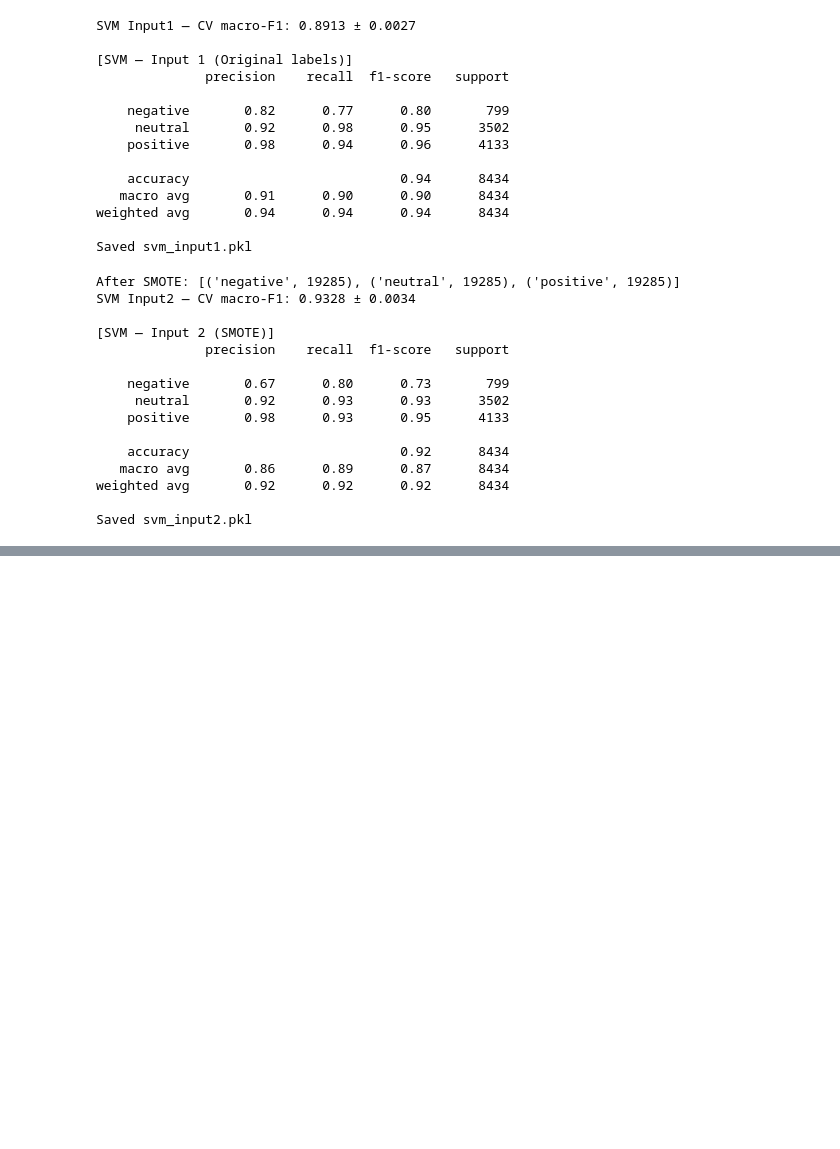
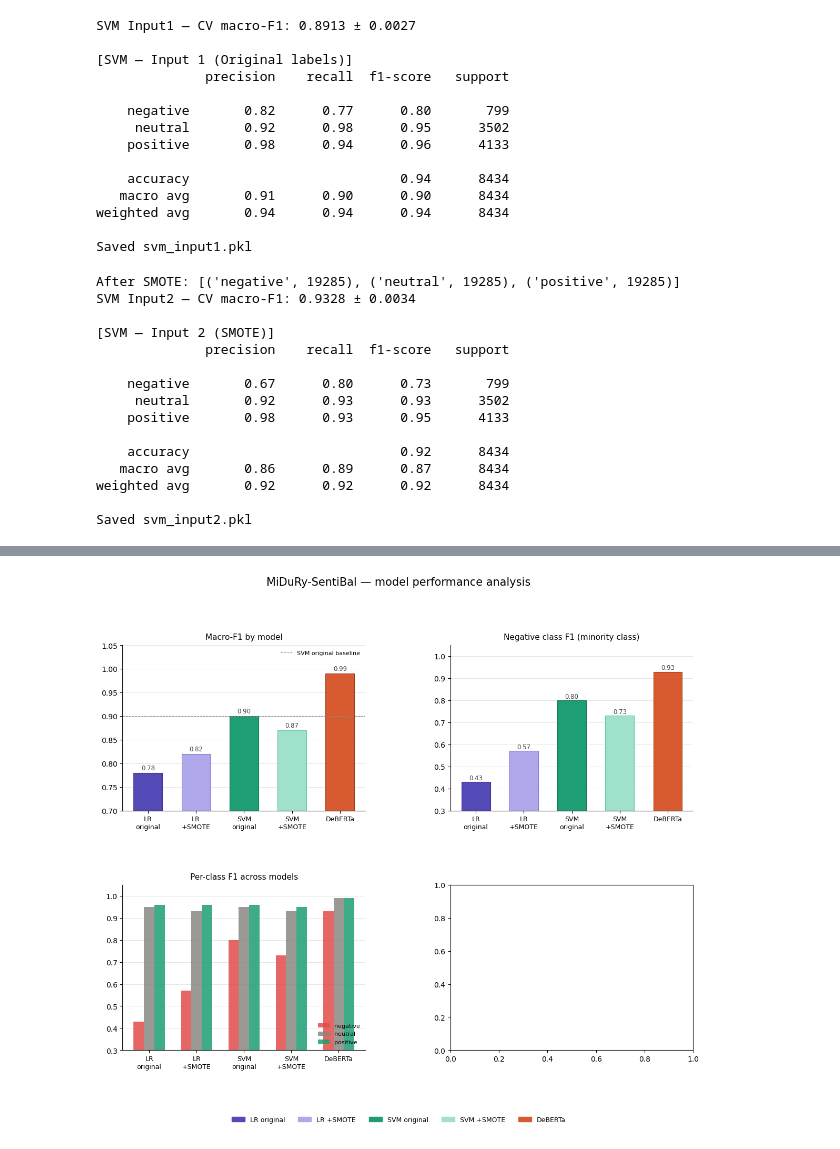
Before and after one commit to jonesrmj/MiDuRy-SentiBal, a Jupyter notebook: MiDuRy-SentiBal.ipynb, the cells around one changed output, grey strips where cells are left out. Saved outputs shown, nothing was run; the diff lists cells and outputs as text; code cells hidden in the pictures; blank space fills up the shorter version.

```diff
--- a/MiDuRy-SentiBal.ipynb
+++ b/MiDuRy-SentiBal.ipynb
@@ -356,0 +572,95 @@ Saved svm_input2.pkl
+# %%
+import matplotlib.pyplot as plt
+import matplotlib.patches as mpatches
+import numpy as np
+
+# ── Model results ─────────────────────────────────────────────────────────────
+models = ['LR\noriginal', 'LR\n+SMOTE', 'SVM\noriginal', 'SVM\n+SMOTE', 'DeBERTa']
+
+metrics = {
+    'accuracy':  [0.943, 0.930, 0.940, 0.920, 0.9897],
+    'macro_f1':  [0.78,  0.82,  0.90,  0.87,  0.99],
+    'neg_f1':    [0.43,  0.57,  0.80,  0.73,  0.93],
+    'neu_f1':    [0.95,  0.93,  0.95,  0.93,  0.99],
+    'pos_f1':    [0.96,  0.96,  0.96,  0.95,  0.99],
+}
+
+# color palette: purple family for LR, teal for SVM, coral for DeBERTa
+COLORS = ['#534AB7', '#AFA9EC', '#1D9E75', '#9FE1CB', '#D85A30']
+EDGE   = ['#3C3489', '#7F77DD', '#0F6E56', '#5DCAA5', '#993C1D']
+
+x = np.arange(len(models))
+BAR_W = 0.6
+
+fig, axes = plt.subplots(2, 2, figsize=(14, 10))
+fig.suptitle('MiDuRy-SentiBal — model performance analysis', fontsize=15, fontweight='normal', y=1.01)
+plt.subplots_adjust(hspace=0.45, wspace=0.35)
+
+# ── helper ────────────────────────────────────────────────────────────────────
+def bar_chart(ax, values, title, ymin, ymax, annotate=True):
+    bars = ax.bar(x, values, width=BAR_W, color=COLORS, edgecolor=EDGE, linewidth=0.8)
+    ax.set_xticks(x)
+    ax.set_xticklabels(models, fontsize=9)
+    ax.set_ylim(ymin, ymax)
+    ax.set_title(title, fontsize=11, fontweight='normal', pad=8)
+    ax.spines['top'].set_visible(False)
+    ax.spines['right'].set_visible(False)
+    ax.yaxis.grid(True, color='#e0e0e0', linewidth=0.6, zorder=0)
+    ax.set_axisbelow(True)
+    if annotate:
+        for bar, val in zip(bars, values):
+            ax.text(bar.get_x() + bar.get_width()/2, bar.get_height() + 0.003,
+                    f'{val:.2f}', ha='center', va='bottom', fontsize=8.5, color='#444')
+
+# ── Plot 1: macro-F1 ──────────────────────────────────────────────────────────
+bar_chart(axes[0, 0], metrics['macro_f1'], 'Macro-F1 by model', 0.70, 1.05)
+axes[0, 0].axhline(y=0.90, color='#888', linewidth=0.8, linestyle='--', label='SVM original baseline')
+axes[0, 0].legend(fontsize=8, frameon=False)
+
+# ── Plot 2: negative class F1 (minority class) ────────────────────────────────
+bar_chart(axes[0, 1], metrics['neg_f1'], 'Negative class F1 (minority class)', 0.30, 1.05)
+# annotate SMOTE improvement on LR
+# axes[0, 1].annotate('', xy=(1, 0.57), xytext=(0, 0.43),
+#                     arrowprops=dict(arrowstyle='->', color='#534AB7', lw=1.2))
+# axes[0, 1].text(0.5, 0.52, '+0.14', ha='center', fontsize=8, color='#534AB7')
+
+# ── Plot 3: per-class F1 grouped bar ─────────────────────────────────────────
+ax3 = axes[1, 0]
+w = 0.22
+classes = ['negative', 'neutral', 'positive']
+class_data = [metrics['neg_f1'], metrics['neu_f1'], metrics['pos_f1']]
+class_colors = ['#E24B4A', '#888780', '#1D9E75']
+offsets = [-w, 0, w]
+
+for i, (cls_vals, col, offset) in enumerate(zip(class_data, class_colors, offsets)):
+    bars = ax3.bar(x + offset, cls_vals, width=w, color=col, alpha=0.85, label=classes[i])
+
+ax3.set_xticks(x)
+ax3.set_xticklabels(models, fontsize=9)
+ax3.set_ylim(0.30, 1.05)
+ax3.set_title('Per-class F1 across models', fontsize=11, fontweight='normal', pad=8)
+ax3.spines['top'].set_visible(False)
+ax3.spines['right'].set_visible(False)
+ax3.yaxis.grid(True, color='#e0e0e0', linewidth=0.6, zorder=0)
+ax3.set_axisbelow(True)
+ax3.legend(fontsize=8, frameon=False, loc='lower right')
+
+# ── Plot 4: accuracy vs macro-F1 gap ─────────────────────────────────────────
+# gaps = [round(a - m, 3) for a, m in zip(metrics['accuracy'], metrics['macro_f1'])]
+# bar_chart(axes[1, 1], gaps,
+#           'Accuracy − macro-F1 gap\n(larger = class imbalance effect)',
+#           0, 0.22)
+# axes[1, 1].axhline(y=0.05, color='#888', linewidth=0.8, linestyle='--', label='0.05 threshold')
+# axes[1, 1].legend(fontsize=8, frameon=False)
+
+# ── Legend patches for model colors ──────────────────────────────────────────
+patches = [mpatches.Patch(color=c, label=m.replace('\n', ' '))
+           for c, m in zip(COLORS, ['LR original', 'LR +SMOTE', 'SVM original', 'SVM +SMOTE', 'DeBERTa'])]
+fig.legend(handles=patches, loc='lower center', ncol=5, fontsize=9,
+           frameon=False, bbox_to_anchor=(0.5, -0.04))
+
+plt.savefig(f'{DRIVE_OUTPUT_PATH}/model_analysis.png', dpi=150, bbox_inches='tight')
+plt.show()
+print('Saved to Drive.')
+# %% [output]
+[figure, added]
```
Also changed, not shown: parts of 19 cells of this notebook.
